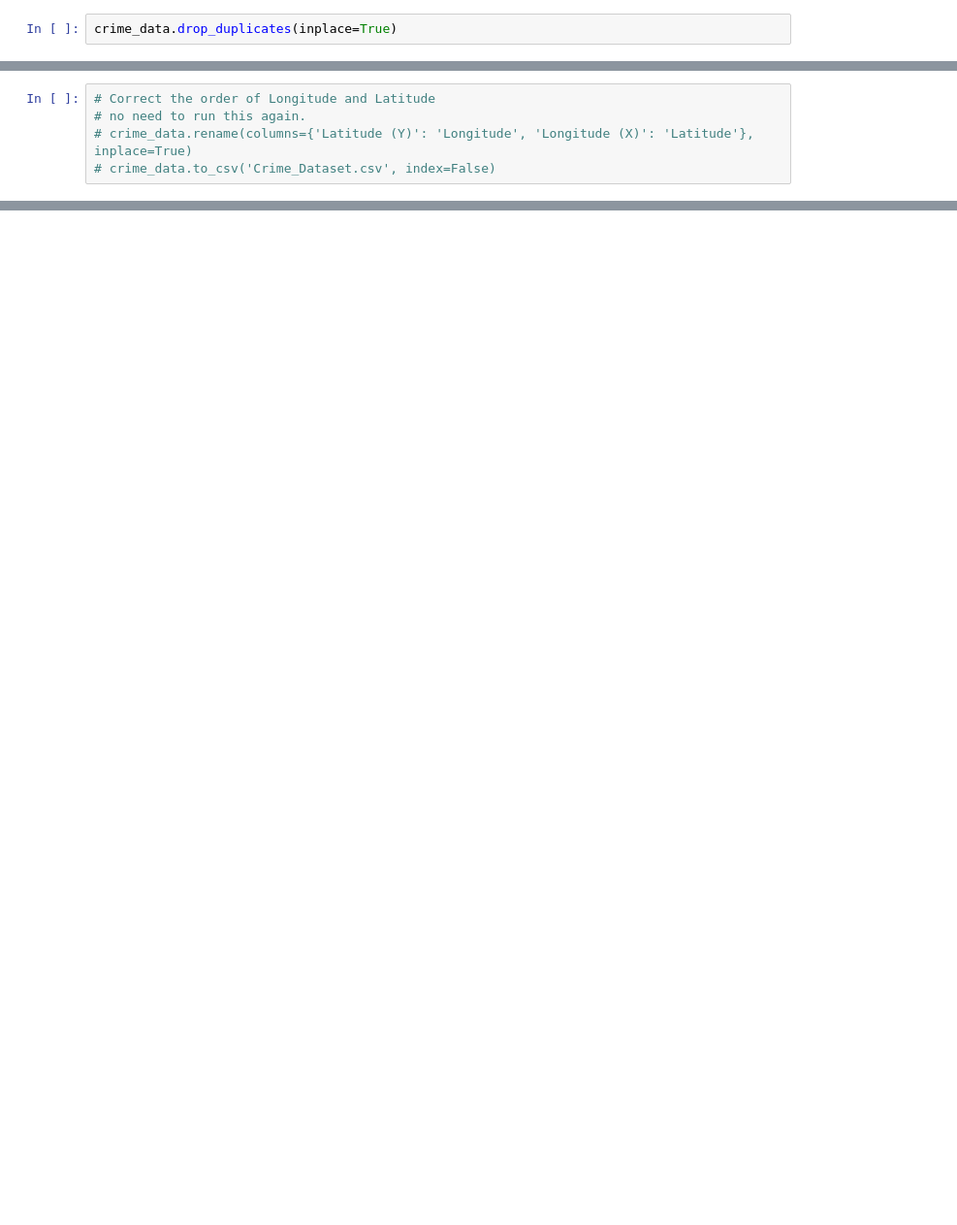
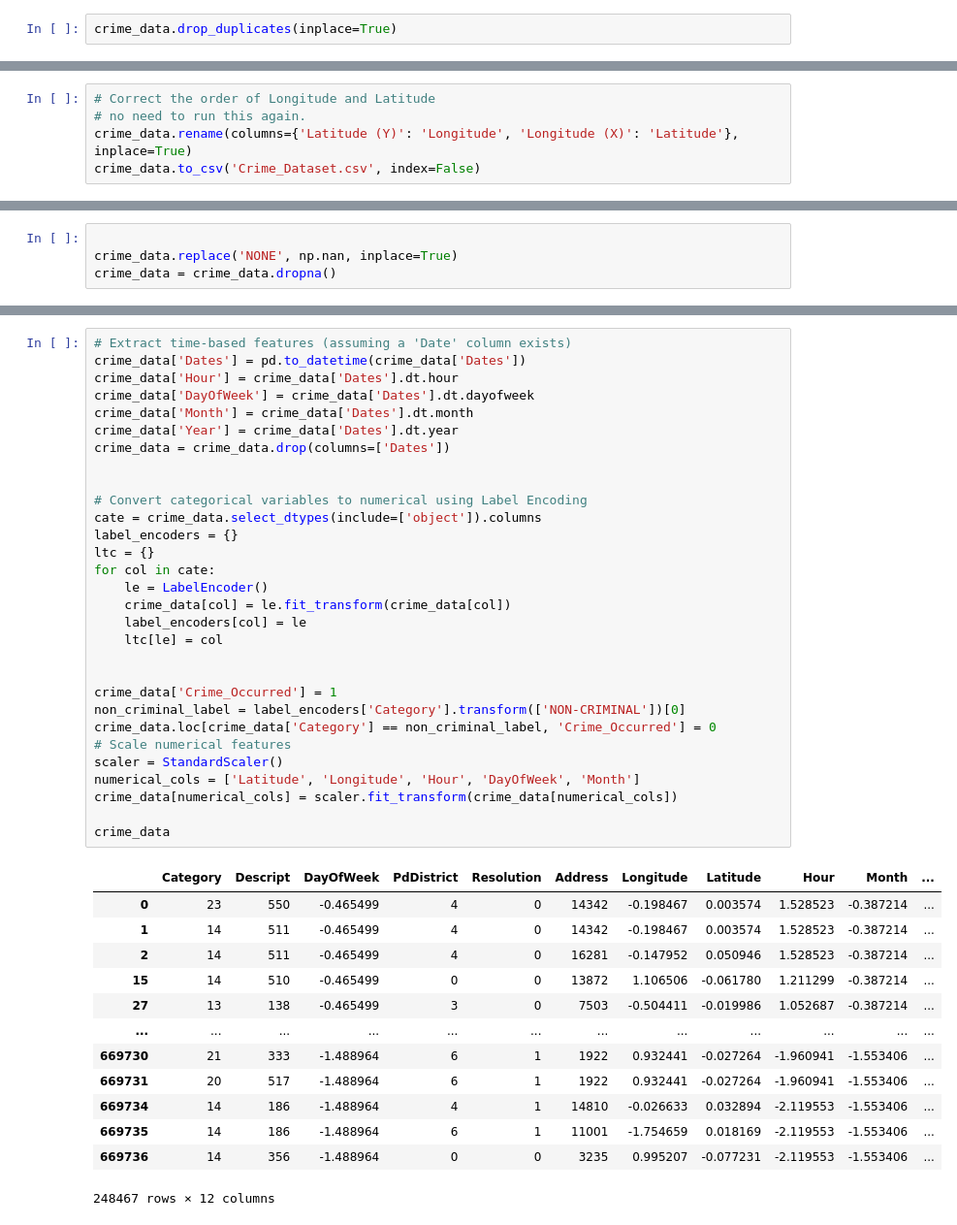
Before and after one commit to Sohaib-aladawi/mini_project_ML, a Jupyter notebook: crimePrediction.ipynb, the cells around one changed output, grey strips where cells are left out. Shown at 97% size. Drawn from its saved outputs; the diff is of its cells as text; blank space fills up the shorter version.

```diff
--- a/crimePrediction.ipynb
+++ b/crimePrediction.ipynb
@@ -43,5 +70,5 @@ crime_data.drop_duplicates(inplace=True)
 # %%
 # Correct the order of Longitude and Latitude
 # no need to run this again.
-# crime_data.rename(columns={'Latitude (Y)': 'Longitude', 'Longitude (X)': 'Latitude'}, inplace=True)
-# crime_data.to_csv('Crime_Dataset.csv', index=False)
+crime_data.rename(columns={'Latitude (Y)': 'Longitude', 'Longitude (X)': 'Latitude'}, inplace=True)
+crime_data.to_csv('Crime_Dataset.csv', index=False)
@@ -51,0 +77,4 @@ df.to_csv('Crime_Dataset_600.csv', index=False)
+# %%
+
+crime_data.replace('NONE', np.nan, inplace=True)
+crime_data = crime_data.dropna()
@@ -71,0 +165,44 @@ Name: count, dtype: int64
+# %%
+# Extract time-based features (assuming a 'Date' column exists)
+crime_data['Dates'] = pd.to_datetime(crime_data['Dates'])
+crime_data['Hour'] = crime_data['Dates'].dt.hour
+crime_data['DayOfWeek'] = crime_data['Dates'].dt.dayofweek
+crime_data['Month'] = crime_data['Dates'].dt.month
+crime_data['Year'] = crime_data['Dates'].dt.year
+crime_data = crime_data.drop(columns=['Dates'])
+
+
+# Convert categorical variables to numerical using Label Encoding
+cate = crime_data.select_dtypes(include=['object']).columns
+label_encoders = {}
+ltc = {}
+for col in cate:
+    le = LabelEncoder()
+    crime_data[col] = le.fit_transform(crime_data[col])
+    label_encoders[col] = le
+    ltc[le] = col
+
+
+crime_data['Crime_Occurred'] = 1
+non_criminal_label = label_encoders['Category'].transform(['NON-CRIMINAL'])[0]
+crime_data.loc[crime_data['Category'] == non_criminal_label, 'Crime_Occurred'] = 0
+# Scale numerical features
+scaler = StandardScaler()
+numerical_cols = ['Latitude', 'Longitude', 'Hour', 'DayOfWeek', 'Month']
+crime_data[numerical_cols] = scaler.fit_transform(crime_data[numerical_cols])
+
+crime_data
+# %% [output]
+|  | Category | Descript | DayOfWeek | PdDistrict | Resolution | Address | Longitude | Latitude | Hour | Month | ... |
+| 0 | 23 | 550 | -0.465499 | 4 | 0 | 14342 | -0.198467 | 0.003574 | 1.528523 | -0.387214 | ... |
+| 1 | 14 | 511 | -0.465499 | 4 | 0 | 14342 | -0.198467 | 0.003574 | 1.528523 | -0.387214 | ... |
+| 2 | 14 | 511 | -0.465499 | 4 | 0 | 16281 | -0.147952 | 0.050946 | 1.528523 | -0.387214 | ... |
+| 15 | 14 | 510 | -0.465499 | 0 | 0 | 13872 | 1.106506 | -0.061780 | 1.211299 | -0.387214 | ... |
+| 27 | 13 | 138 | -0.465499 | 3 | 0 | 7503 | -0.504411 | -0.019986 | 1.052687 | -0.387214 | ... |
+| ... | ... | ... | ... | ... | ... | ... | ... | ... | ... | ... | ... |
+| 669730 | 21 | 333 | -1.488964 | 6 | 1 | 1922 | 0.932441 | -0.027264 | -1.960941 | -1.553406 | ... |
+| 669731 | 20 | 517 | -1.488964 | 6 | 1 | 1922 | 0.932441 | -0.027264 | -1.960941 | -1.553406 | ... |
+| 669734 | 14 | 186 | -1.488964 | 4 | 1 | 14810 | -0.026633 | 0.032894 | -2.119553 | -1.553406 | ... |
+| 669735 | 14 | 186 | -1.488964 | 6 | 1 | 11001 | -1.754659 | 0.018169 | -2.119553 | -1.553406 | ... |
+| 669736 | 14 | 356 | -1.488964 | 0 | 0 | 3235 | 0.995207 | -0.077231 | -2.119553 | -1.553406 | ... |
+248467 rows × 12 columns
```
Also changed, not shown: parts of 29 cells of this notebook, 2 other files.
